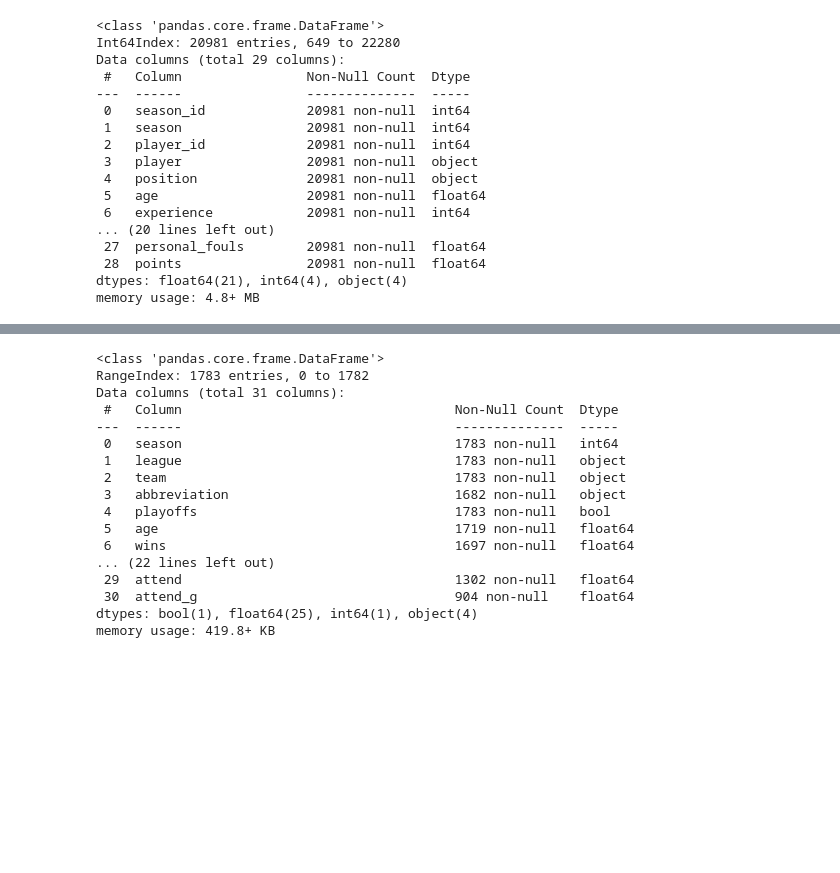
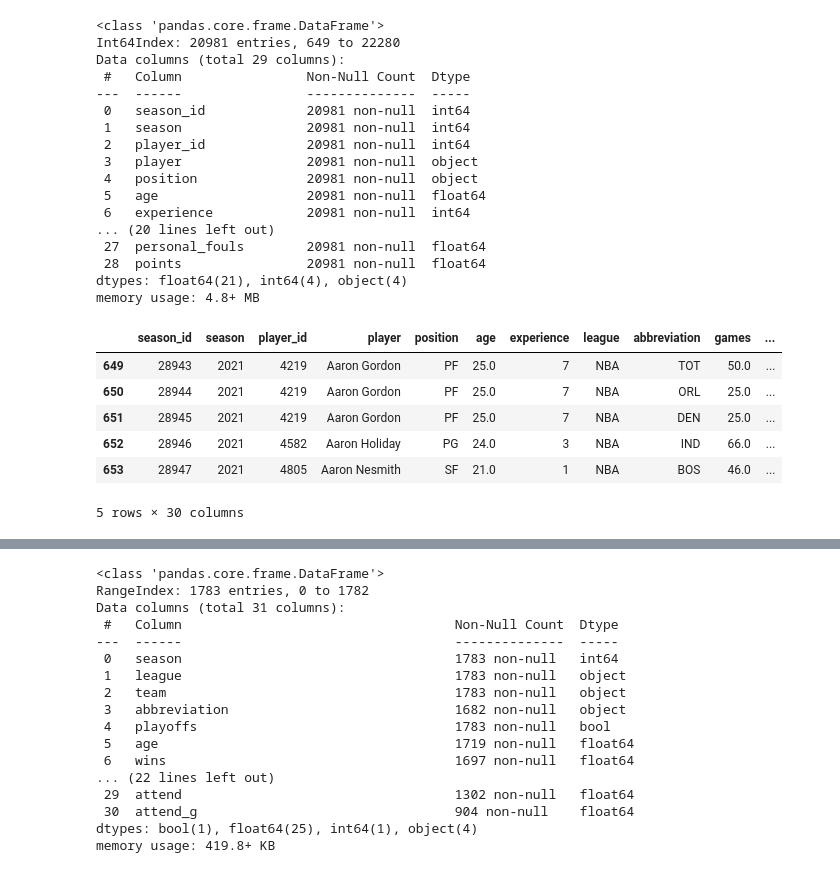
Before and after one commit to civond/NBA-Analysis, a Jupyter notebook: nba_players_teams.ipynb, the cells around one changed output, grey strips where cells are left out. Drawn from its saved outputs; the diff is of its cells as text; code cells hidden in the pictures; blank space fills up the shorter version.

```diff
--- a/nba_players_teams.ipynb
+++ b/nba_players_teams.ipynb
@@ -138,0 +160,4 @@ for df in dfs:
+# %%
+#Drop 'League Average' from team columns in team_totals_df
+team_totals_filtered_df = team_totals_df.loc[(team_totals_df['team'] != 'League Average')]
+team_totals_filtered_df.info()
@@ -138,0 +182,10 @@ for df in dfs:
+# %%
+#Use the filtered team_totals_df to create two dictionaries of team abbrev and team_names and vis a vis
+full_team_names = list(team_totals_filtered_df['team'].unique())
+updated_abbrev = list(team_totals_filtered_df['abbreviation'].unique())
+team_name_updated_abrrev_dict = {}
+for i in range(len(full_team_names)):
+    team_name_updated_abrrev_dict[full_team_names[i]] = updated_abbrev[i]
+updated_abbrev_team_name_dict = {}
+for i in range(len(full_team_names)):
+    updated_abbrev_team_name_dict[updated_abbrev[i]] = full_team_names[i]
@@ -231,3 +288,18 @@ Data columns (total 29 columns):
  28  points                20981 non-null  float64
 dtypes: float64(21), int64(4), object(4)
 memory usage: 4.8+ MB
+# %%
+#Re-name team column and add full team name to player_totals_filtered_Df
+player_totals_filtered_df.rename(columns={"team": "abbreviation"}, inplace=True)
+player_totals_filtered_df['team']  =  player_totals_filtered_df['abbreviation'].apply(
+    lambda x: updated_abbrev_team_name_dict[x])
+
+player_totals_filtered_df.head()
+# %% [output]
+|  | season_id | season | player_id | player | position | age | experience | league | abbreviation | games | ... |
+| 649 | 28943 | 2021 | 4219 | Aaron Gordon | PF | 25.0 | 7 | NBA | TOT | 50.0 | ... |
+| 650 | 28944 | 2021 | 4219 | Aaron Gordon | PF | 25.0 | 7 | NBA | ORL | 25.0 | ... |
+| 651 | 28945 | 2021 | 4219 | Aaron Gordon | PF | 25.0 | 7 | NBA | DEN | 25.0 | ... |
+| 652 | 28946 | 2021 | 4582 | Aaron Holiday | PG | 24.0 | 3 | NBA | IND | 66.0 | ... |
+| 653 | 28947 | 2021 | 4805 | Aaron Nesmith | SF | 21.0 | 1 | NBA | BOS | 46.0 | ... |
+5 rows × 30 columns
```
Also changed, not shown: parts of 19 cells of this notebook.
